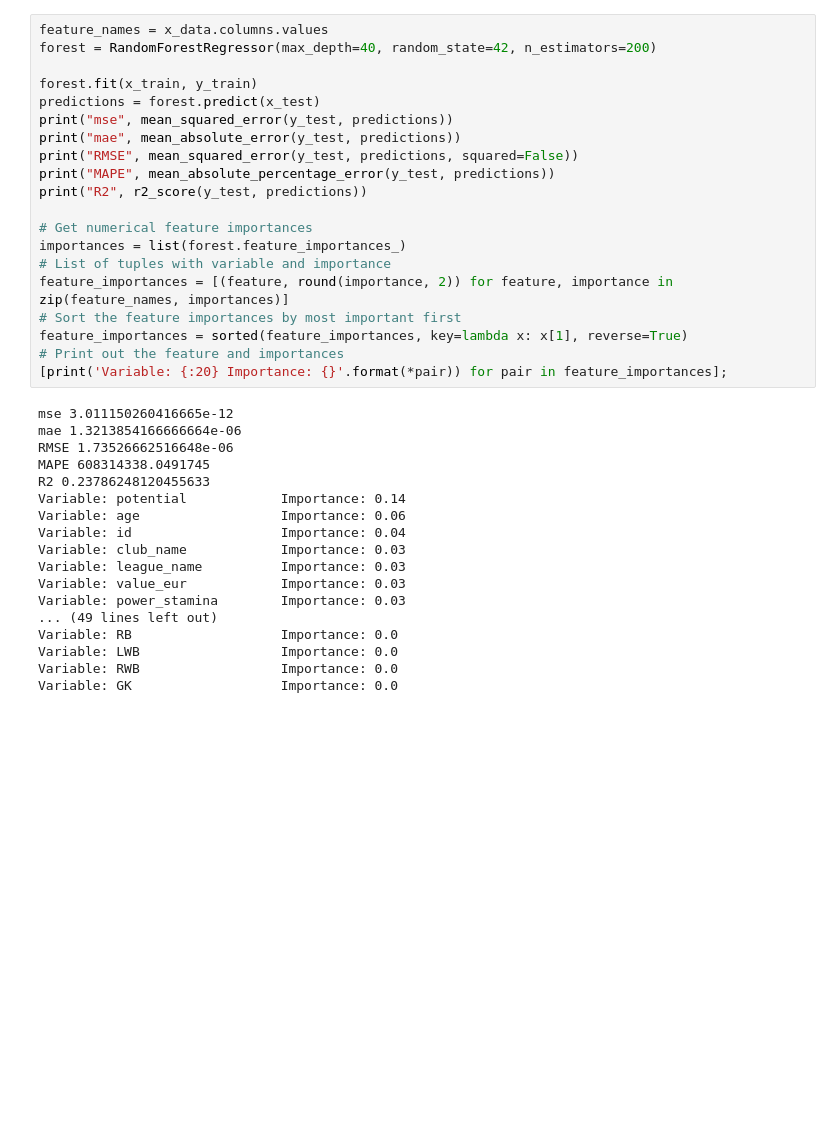
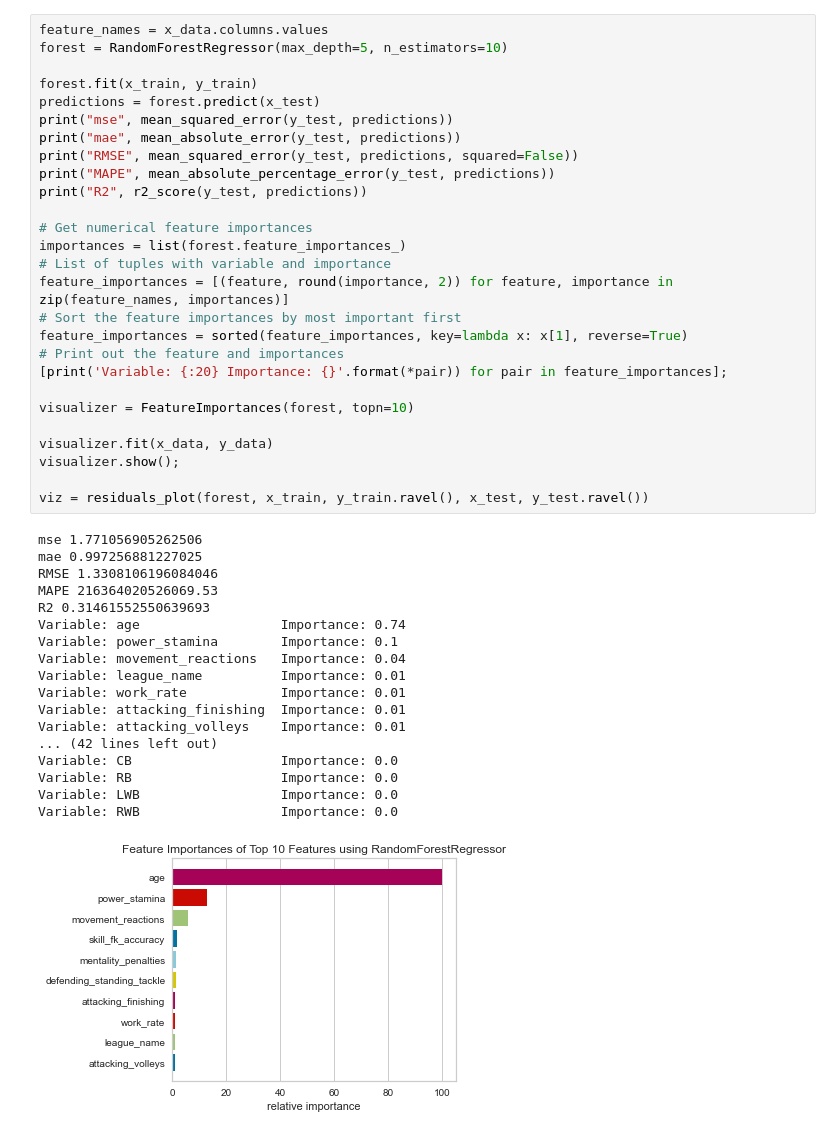
Before and after one commit to omer-kati/Fifa-predictions, a Jupyter notebook: testingModelsOverall.ipynb, the cells around one changed output. Drawn from its saved outputs; the diff is of its cells as text; blank space fills up the shorter version.

```diff
--- a/testingModelsOverall.ipynb
+++ b/testingModelsOverall.ipynb
@@ -70,38 +81,46 @@ print(model.best_params_)
 # %%
 feature_names = x_data.columns.values
-forest = RandomForestRegressor(max_depth=40, random_state=42, n_estimators=200)
+forest = RandomForestRegressor(max_depth=5, n_estimators=10)
 
 forest.fit(x_train, y_train)
 predictions = forest.predict(x_test)
 print("mse", mean_squared_error(y_test, predictions))
 print("mae", mean_absolute_error(y_test, predictions))
 print("RMSE", mean_squared_error(y_test, predictions, squared=False))
 print("MAPE", mean_absolute_percentage_error(y_test, predictions))
 print("R2", r2_score(y_test, predictions))
 
 # Get numerical feature importances
 importances = list(forest.feature_importances_)
 # List of tuples with variable and importance
 feature_importances = [(feature, round(importance, 2)) for feature, importance in zip(feature_names, importances)]
 # Sort the feature importances by most important first
 feature_importances = sorted(feature_importances, key=lambda x: x[1], reverse=True)
 # Print out the feature and importances
 [print('Variable: {:20} Importance: {}'.format(*pair)) for pair in feature_importances];
+
+visualizer = FeatureImportances(forest, topn=10)
+
+visualizer.fit(x_data, y_data)
+visualizer.show();
+
+viz = residuals_plot(forest, x_train, y_train.ravel(), x_test, y_test.ravel())
 # %% [output]
-mse 3.011150260416665e-12
-mae 1.3213854166666664e-06
-RMSE 1.73526662516648e-06
-MAPE 608314338.0491745
-R2 0.23786248120455633
-Variable: potential            Importance: 0.14
-Variable: age                  Importance: 0.06
-Variable: id                   Importance: 0.04
-Variable: club_name            Importance: 0.03
-Variable: league_name          Importance: 0.03
-Variable: value_eur            Importance: 0.03
-Variable: power_stamina        Importance: 0.03
-... (49 lines left out)
+mse 1.771056905262506
+mae 0.997256881227025
+RMSE 1.3308106196084046
+MAPE 216364020526069.53
+R2 0.31461552550639693
+Variable: age                  Importance: 0.74
+Variable: power_stamina        Importance: 0.1
+Variable: movement_reactions   Importance: 0.04
+Variable: league_name          Importance: 0.01
+Variable: work_rate            Importance: 0.01
+Variable: attacking_finishing  Importance: 0.01
+Variable: attacking_volleys    Importance: 0.01
+... (42 lines left out)
+Variable: CB                   Importance: 0.0
 Variable: RB                   Importance: 0.0
 Variable: LWB                  Importance: 0.0
 Variable: RWB                  Importance: 0.0
-Variable: GK                   Importance: 0.0
+[figure, added]
```
Also changed, not shown: parts of 7 cells of this notebook, 40 other files.
